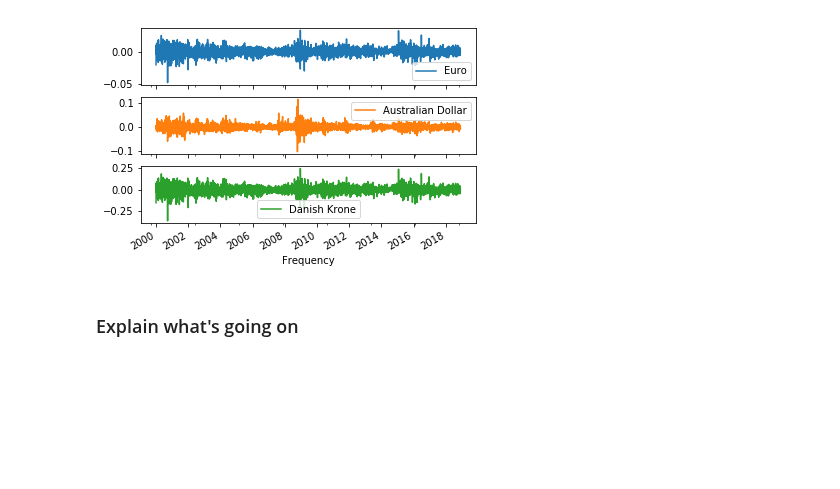
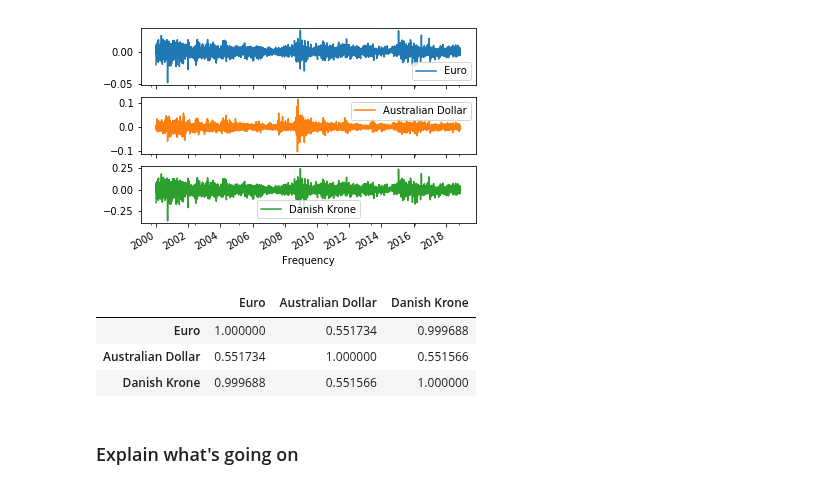
Before and after one commit to justinlee3/dsc-enterprise-hsbc-autocorrelation-in-time-series-lab-hsbc-ds-081319, a Jupyter notebook: index.ipynb, the cells around one changed output. Drawn from its saved outputs; the diff is of its cells as text; code cells hidden in the pictures; blank space fills up the shorter version.

```diff
--- a/index.ipynb
+++ b/index.ipynb
@@ -72,6 +72,12 @@ array([<matplotlib.axes._subplots.AxesSubplot object at 0x...>,
 [figure]
 # %%
 # your code here
+diff.corr()
+# %% [output]
+|  | Euro | Australian Dollar | Danish Krone |
+| Euro | 1.000000 | 0.551734 | 0.999688 |
+| Australian Dollar | 0.551734 | 1.000000 | 0.551566 |
+| Danish Krone | 0.999688 | 0.551566 | 1.000000 |
 # %% [markdown]
 ### Explain what's going on
 # %% [markdown]
```
